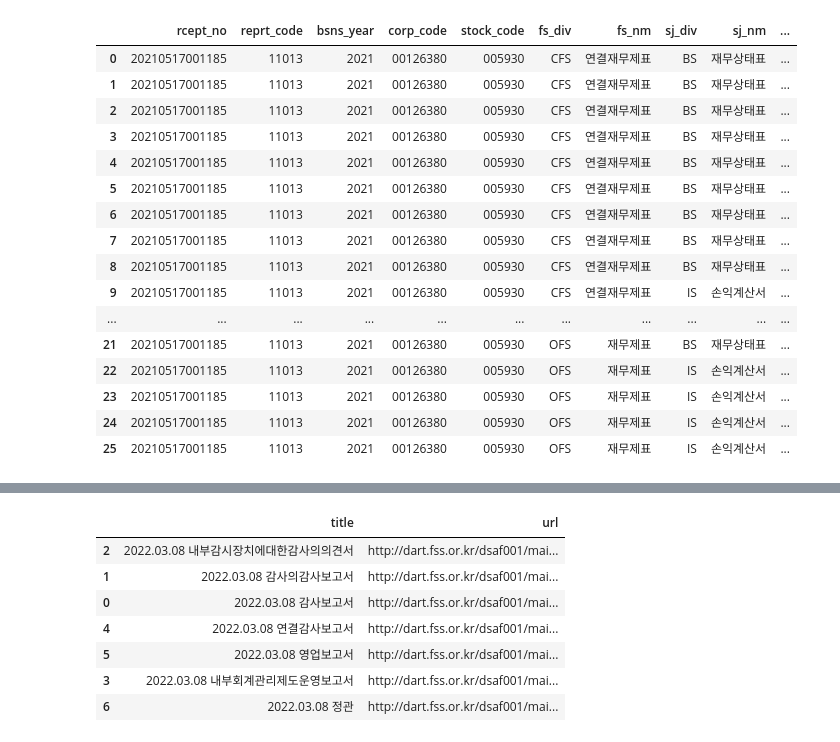
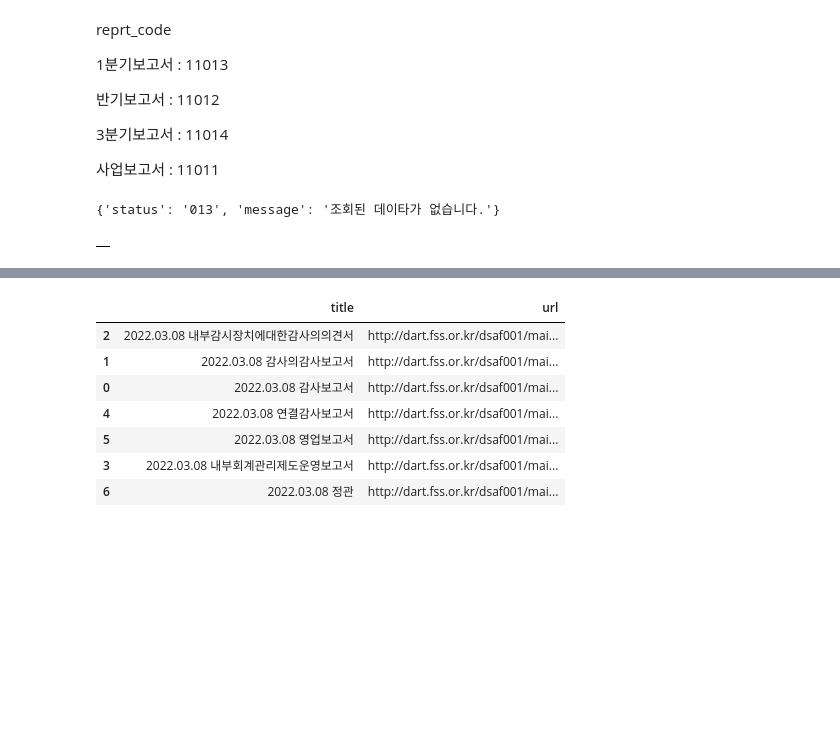
Before and after one commit to reejungkim/OpenAPI_Ministry_of_land, a Jupyter notebook: dart.ipynb, the cells around one changed output, grey strips where cells are left out. Drawn from its saved outputs; the diff is of its cells as text; code cells hidden in the pictures; blank space fills up the shorter version.

```diff
--- a/dart.ipynb
+++ b/dart.ipynb
@@ -58,24 +78,19 @@ dart.finstate_all('005930', 2021)
+# %% [markdown]
+reprt_code
+
+1분기보고서 : 11013
+
+반기보고서 : 11012
+
+3분기보고서 : 11014
+
+사업보고서 : 11011
 # %%
 
 # 삼성전자 2021Q1 재무제표
-dart.finstate('삼성전자', 2021, reprt_code='11013')
+dart.finstate('삼성전자', 2021, reprt_code='11013').head()
 # %% [output]
+{'status': '013', 'message': '조회된 데이타가 없습니다.'}
-|  | rcept_no | reprt_code | bsns_year | corp_code | stock_code | fs_div | fs_nm | sj_div | sj_nm | ... |
-| 0 | 20210517001185 | 11013 | 2021 | 00126380 | 005930 | CFS | 연결재무제표 | BS | 재무상태표 | ... |
-| 1 | 20210517001185 | 11013 | 2021 | 00126380 | 005930 | CFS | 연결재무제표 | BS | 재무상태표 | ... |
-| 2 | 20210517001185 | 11013 | 2021 | 00126380 | 005930 | CFS | 연결재무제표 | BS | 재무상태표 | ... |
-| 3 | 20210517001185 | 11013 | 2021 | 00126380 | 005930 | CFS | 연결재무제표 | BS | 재무상태표 | ... |
-| 4 | 20210517001185 | 11013 | 2021 | 00126380 | 005930 | CFS | 연결재무제표 | BS | 재무상태표 | ... |
-| 5 | 20210517001185 | 11013 | 2021 | 00126380 | 005930 | CFS | 연결재무제표 | BS | 재무상태표 | ... |
-| 6 | 20210517001185 | 11013 | 2021 | 00126380 | 005930 | CFS | 연결재무제표 | BS | 재무상태표 | ... |
-| 7 | 20210517001185 | 11013 | 2021 | 00126380 | 005930 | CFS | 연결재무제표 | BS | 재무상태표 | ... |
-| 8 | 20210517001185 | 11013 | 2021 | 00126380 | 005930 | CFS | 연결재무제표 | BS | 재무상태표 | ... |
-| 9 | 20210517001185 | 11013 | 2021 | 00126380 | 005930 | CFS | 연결재무제표 | IS | 손익계산서 | ... |
-| ... | ... | ... | ... | ... | ... | ... | ... | ... | ... | ... |
-| 21 | 20210517001185 | 11013 | 2021 | 00126380 | 005930 | OFS | 재무제표 | BS | 재무상태표 | ... |
-| 22 | 20210517001185 | 11013 | 2021 | 00126380 | 005930 | OFS | 재무제표 | IS | 손익계산서 | ... |
-| 23 | 20210517001185 | 11013 | 2021 | 00126380 | 005930 | OFS | 재무제표 | IS | 손익계산서 | ... |
-| 24 | 20210517001185 | 11013 | 2021 | 00126380 | 005930 | OFS | 재무제표 | IS | 손익계산서 | ... |
-| 25 | 20210517001185 | 11013 | 2021 | 00126380 | 005930 | OFS | 재무제표 | IS | 손익계산서 | ... |
+|  |
 # %%
 # 지정한 날짜의 공시목록 전체 (공시 시간 정보 포함)
```
Also changed, not shown: parts of 7 cells of this notebook, 7 other files.
